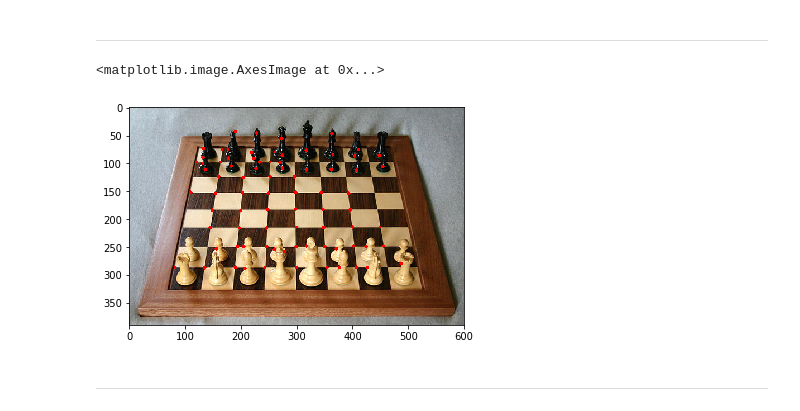
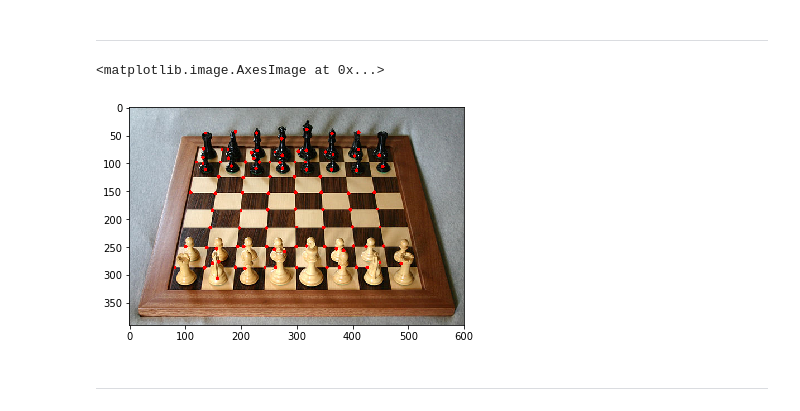
Before and after one commit to yushenhu/Computer-Vision-with-Python, a Jupyter notebook: 04-Object-Detection/01-Corner-Detection.ipynb, the cells around one changed output. Cells and saved outputs as stored; diff of their text form; code cells hidden in the pictures.

```diff
--- a/04-Object-Detection/01-Corner-Detection.ipynb
+++ b/04-Object-Detection/01-Corner-Detection.ipynb
@@ -135,16 +144,16 @@ real_chess = cv2.imread('../DATA/real_chessboard.jpg')
 real_chess = cv2.cvtColor(real_chess,cv2.COLOR_BGR2RGB)
 gray_real_chess = cv2.cvtColor(real_chess,cv2.COLOR_BGR2GRAY)
 # %%
-corners = cv2.goodFeaturesToTrack(gray_real_chess,80,0.01,10)
+corners = cv2.goodFeaturesToTrack(gray_real_chess,100,0.01,10)
 corners = np.int0(corners)
 
 for i in corners:
     x,y = i.ravel()
     cv2.circle(real_chess,(x,y),3,255,-1)
 
 plt.imshow(real_chess)
 # %% [output]
 <matplotlib.image.AxesImage at 0x...>
-[figure, old version]
+[figure, new version]
 # %% [markdown]
 -----
```
Also changed, not shown: parts of 2 cells of this notebook, 4 other files.
